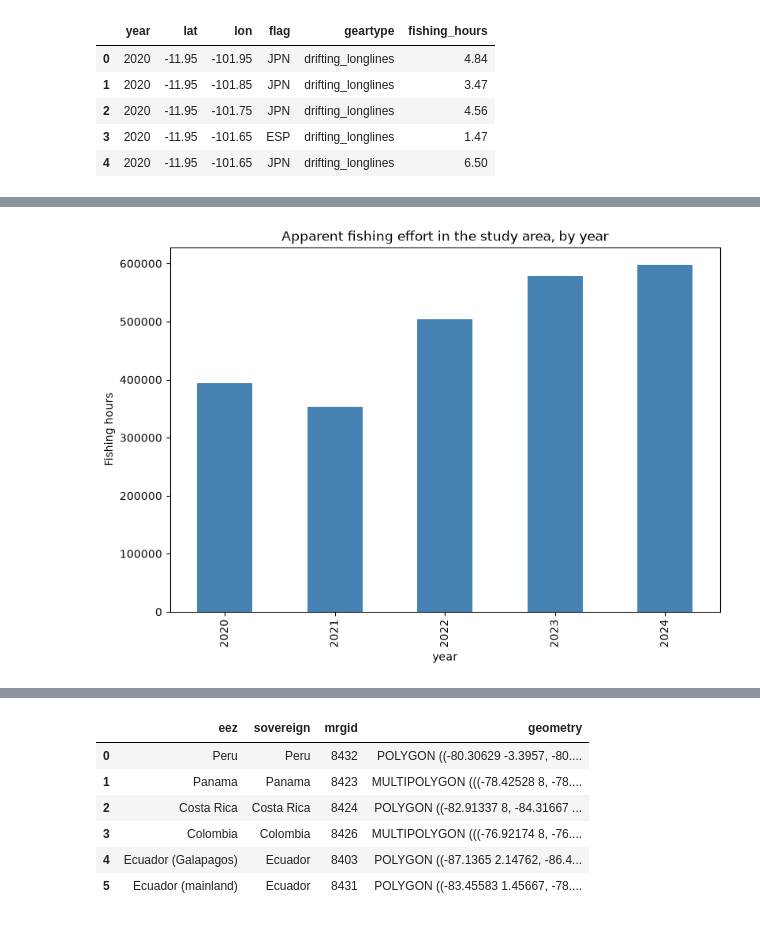
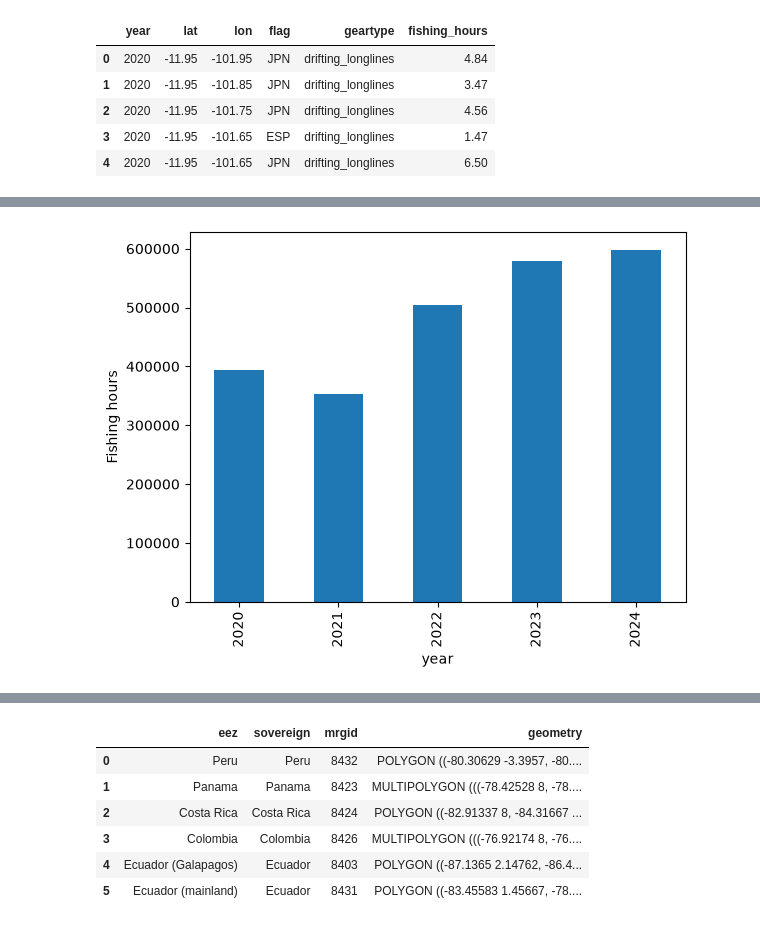
Before and after one commit to oballinger/BASC0005, a Jupyter notebook: notebooks/W03. Spatial Data.ipynb, the cells around one changed output, grey strips where cells are left out. Cells and saved outputs as stored; diff of their text form; code cells hidden in the pictures.

```diff
--- a/notebooks/W03. Spatial Data.ipynb
+++ b/notebooks/W03. Spatial Data.ipynb
@@ -31,7 +21,6 @@ import geopandas as gpd
 import matplotlib.pyplot as plt
 import networkx as nx
 
-plt.rcParams["figure.figsize"] = (9, 6)
 URL = "https://storage.googleapis.com/qm2/2627/w03/"
 # %% [markdown]
 # Part 1: Vector Data
@@ -75,7 +43,6 @@ Name: fishing_hours, dtype: float64
 # %%
-effort.groupby("year")["fishing_hours"].sum().plot(kind="bar", color="steelblue")
+effort.groupby("year")["fishing_hours"].sum().plot(kind="bar")
 plt.ylabel("Fishing hours")
-plt.title("Apparent fishing effort in the study area, by year")
 plt.show()
 # %% [output]
-[figure, old version]
+[figure, new version]
```
Also changed, not shown: parts of 96 cells of this notebook, 25 other files.
